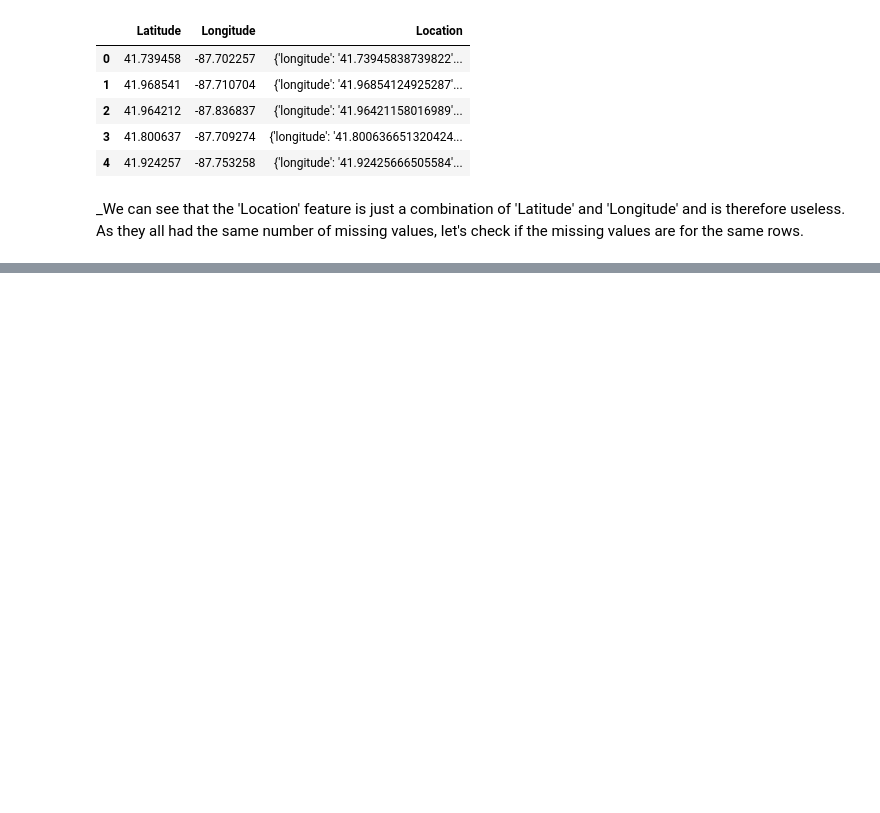
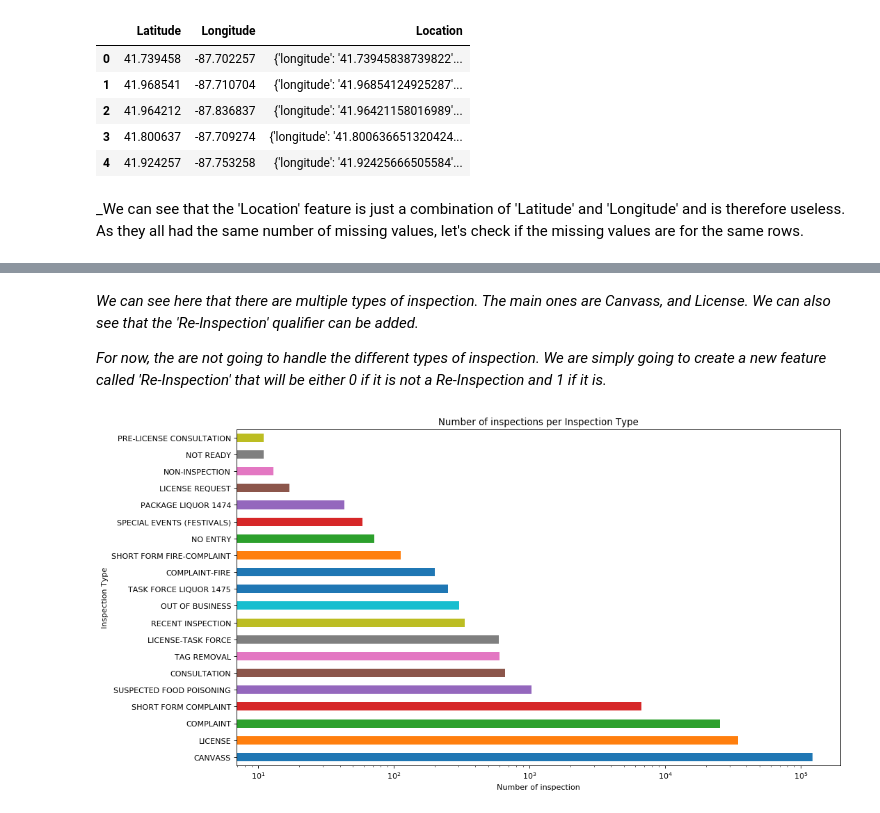
Before and after one commit to pierreschutz/ADA_Project, a Jupyter notebook: food_inspections.ipynb, the cells around one changed output, grey strips where cells are left out. Drawn from its saved outputs; the diff is of its cells as text; code cells hidden in the pictures; blank space fills up the shorter version.

```diff
--- a/food_inspections.ipynb
+++ b/food_inspections.ipynb
@@ -201,0 +890,32 @@ _We can see that the 'Location' feature is just a combination of 'Latitude' and
+# %% [markdown]
+_We can see here that there are multiple types of inspection. The main ones are Canvass, and License. We can also see that the 'Re-Inspection' qualifier can be added._
+
+_For now, the are not going to handle the different types of inspection. We are simply going to create a new feature called 'Re-Inspection' that will be either 0 if it is not a Re-Inspection and 1 if it is._
+# %%
+# Check if an inspeciton is a Re-Inspection
+def is_reinspection(inspection):
+    inspection = inspection.upper()
+    if 'RE-INSPECTION' in inspection:
+        return 1
+    return 0
+# %%
+# Make the letters to upper case and remove the Re-Inspection term
+def parse_inspection(inspection):
+    inspection = inspection.upper()
+    inspection = inspection.replace('RE-INSPECTION', '')
+    return inspection.strip()
+# %%
+# Create the feature Re-Inpsection and remove it from the Inspectino Type feature.
+inspection_data_eda['Re-Inspection'] = inspection_data_eda['Inspection Type'].map(is_reinspection)
+inspection_data_eda['Inspection Type'] = inspection_data_eda['Inspection Type'].map(parse_inspection)
+# %%
+# Plot the 20 most common inspection type
+most_common_inspections_count = inspection_data_eda['Inspection Type'].value_counts().head(20)
+plt.figure(figsize=(14, 8), dpi = 80)
+
+ax = most_common_inspections_count.plot(kind='barh', title='Number of inspections per Inspection Type', logx=True)
+ax.set_xlabel('Number of inspection')
+ax.set_ylabel('Inspection Type')
+plt.show()
+# %% [output]
+[figure, added]
```
Also changed, not shown: parts of 130 cells of this notebook.
